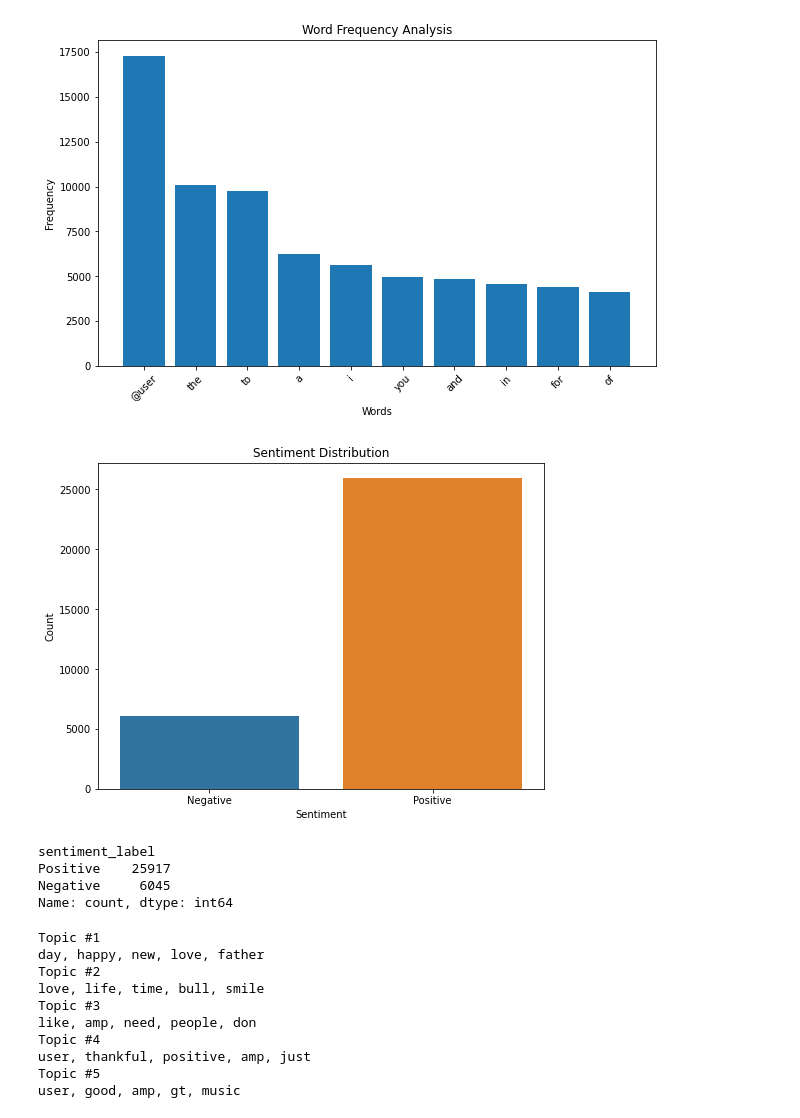
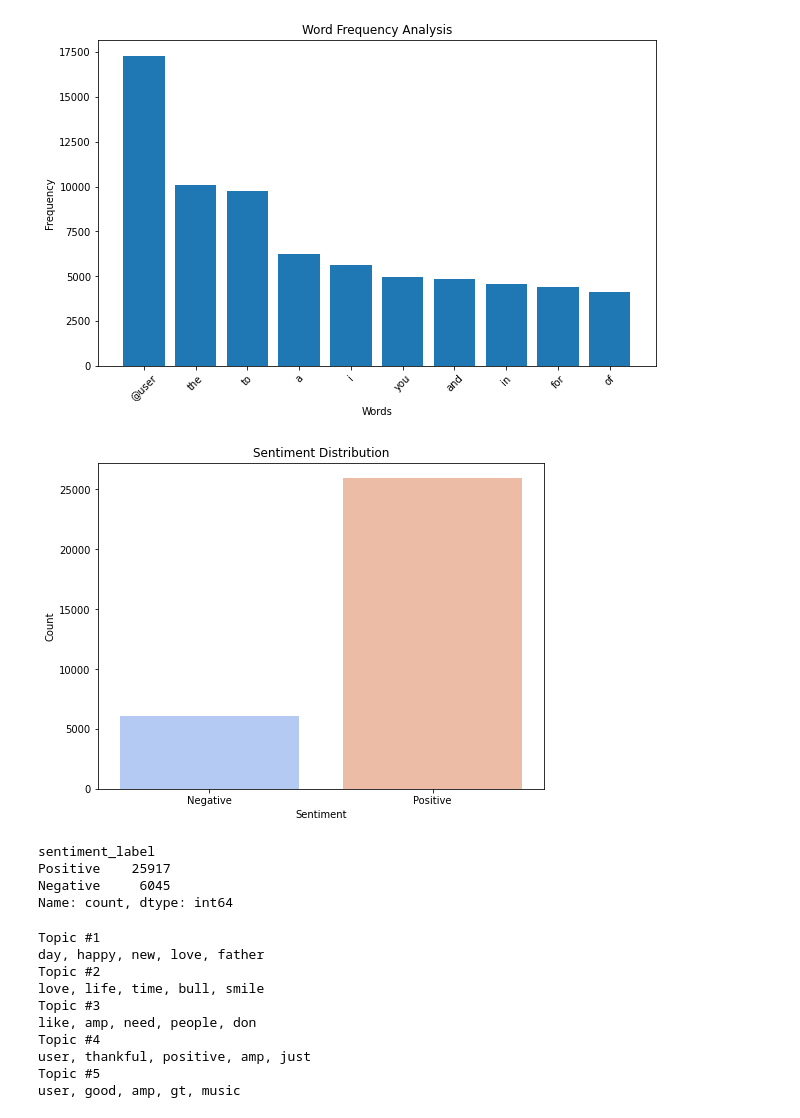
Before and after one commit to ZohraB612/NLP_Hate_Speech, a Jupyter notebook: Week 12/data_exploration.ipynb, the cells around one changed output. Drawn from its saved outputs; the diff is of its cells as text; code cells hidden in the pictures.

```diff
--- a/Week 12/data_exploration.ipynb
+++ b/Week 12/data_exploration.ipynb
@@ -309,17 +404,19 @@ of: 4152
 # %%
 # Sentiment Analysis
 sentiment_scores = sentiment_analysis(tweet_data)
 sentiment_distribution = sentiment_scores['sentiment_label'].value_counts()
+
+# Sentiment Distribution Bar Plot
 plt.figure(figsize=(8, 6))
-sns.countplot(data=sentiment_scores, x='sentiment_label')
+sns.countplot(data=sentiment_scores, x='sentiment_label', palette='coolwarm')
 plt.xlabel('Sentiment')
 plt.ylabel('Count')
 plt.title('Sentiment Distribution')
 plt.show()
 
 print(sentiment_distribution)
 # %% [output]
-[figure, old version]
+[figure, new version]
 sentiment_label
 Positive    25917
 Negative     6045
```
Also changed, not shown: parts of 39 cells of this notebook.
